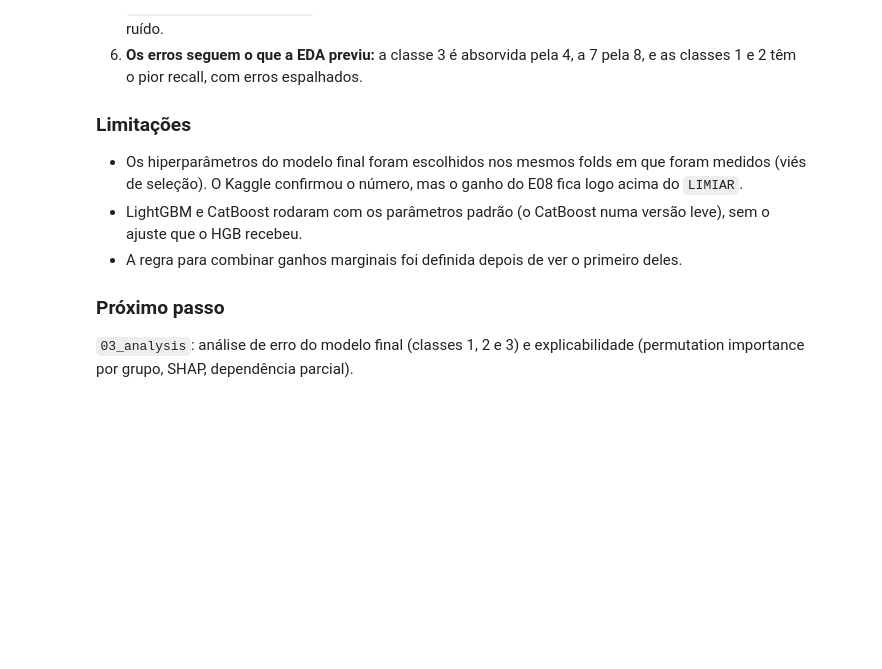
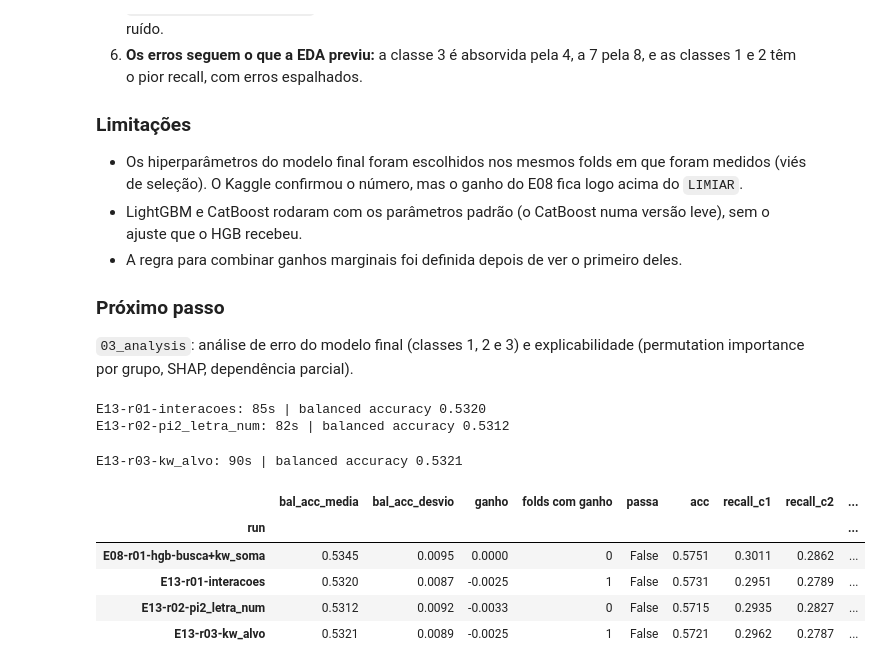
Before and after one commit to DereoDuran/inf0619-final, a Jupyter notebook: 02_modeling.ipynb, the cells around one changed output. Drawn from its saved outputs; the diff is of its cells as text; code cells hidden in the pictures; blank space fills up the shorter version.

```diff
--- a/02_modeling.ipynb
+++ b/02_modeling.ipynb
@@ -611,7 +640,3 @@ pd.read_csv(reg)
-# %%
-r = pd.read_csv(reg)
-r.loc[r["arquivo"] == arq.name, "kaggle_publico"] = 0.53447
-r.to_csv(reg, index=False)
 # %%
 E02b = {
     "E02b-r01-lgbm-kw_soma": {"modelo": "lgbm", "params": {}, "desbalanceamento": "balanced",
@@ -845,3 +886,26 @@ Salvo em `resultados/modelos/`: o modelo treinado no treino inteiro (`final.jobl
 ### Próximo passo
 
 `03_analysis`: análise de erro do modelo final (classes 1, 2 e 3) e explicabilidade (permutation importance por grupo, SHAP, dependência parcial).
+# %%
+CONTROLE = config_do_run("E08-r01-hgb-busca+kw_soma")
+linha_controle = linha_do_run("E08-r01-hgb-busca+kw_soma")
+assert hash_config(CONTROLE) == linha_controle["config_hash"], "controle diferente do registrado"
+
+E13 = {
+    "E13-r01-interacoes": {**CONTROLE, "blocos": ["B", "D"]},
+    "E13-r02-pi2_letra_num": {**CONTROLE, "blocos": ["B", "P"]},
+    "E13-r03-kw_alvo": {**CONTROLE, "kw_alvo": True},
+}
+
+linhas_e13 = [linha_controle] + [roda(nome, "E13", cfg) for nome, cfg in E13.items()]
+compara(linhas_e13, controle="E08-r01-hgb-busca+kw_soma")
+# %% [output]
+E13-r01-interacoes: 85s | balanced accuracy 0.5320
+E13-r02-pi2_letra_num: 82s | balanced accuracy 0.5312
+E13-r03-kw_alvo: 90s | balanced accuracy 0.5321
+|  | bal_acc_media | bal_acc_desvio | ganho | folds com ganho | passa | acc | recall_c1 | recall_c2 | ... |
+| run |  |  |  |  |  |  |  |  | ... |
+| E08-r01-hgb-busca+kw_soma | 0.5345 | 0.0095 | 0.0000 | 0 | False | 0.5751 | 0.3011 | 0.2862 | ... |
+| E13-r01-interacoes | 0.5320 | 0.0087 | -0.0025 | 1 | False | 0.5731 | 0.2951 | 0.2789 | ... |
+| E13-r02-pi2_letra_num | 0.5312 | 0.0092 | -0.0033 | 0 | False | 0.5715 | 0.2935 | 0.2827 | ... |
+| E13-r03-kw_alvo | 0.5321 | 0.0089 | -0.0025 | 1 | False | 0.5721 | 0.2962 | 0.2787 | ... |
```
Also changed, not shown: parts of 30 cells of this notebook, 26 other files.
